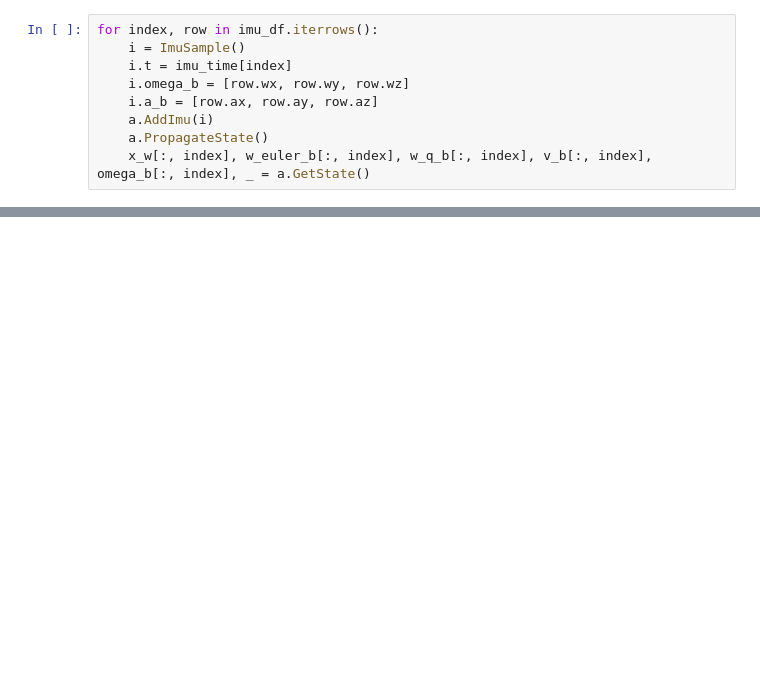
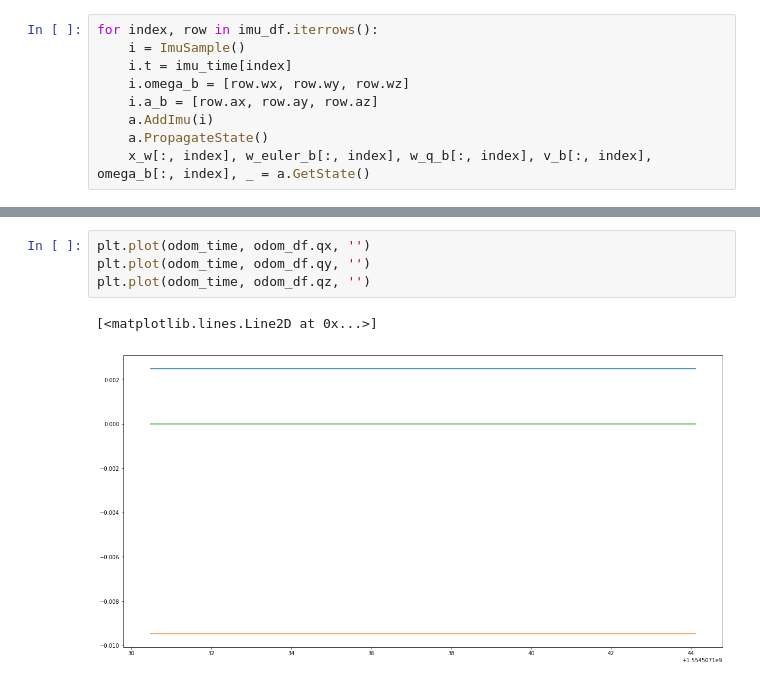
Before and after one commit to genemerewether/quest, a Jupyter notebook: scripts/imu_att_filter.ipynb, the cells around one changed output, grey strips where cells are left out. Drawn from its saved outputs; the diff is of its cells as text; blank space fills up the shorter version.

```diff
--- a/scripts/imu_att_filter.ipynb
+++ b/scripts/imu_att_filter.ipynb
@@ -114,0 +121,7 @@ plt.plot(odom_df.qz, '')
+# %%
+plt.plot(odom_time, odom_df.qx, '')
+plt.plot(odom_time, odom_df.qy, '')
+plt.plot(odom_time, odom_df.qz, '')
+# %% [output]
+[<matplotlib.lines.Line2D at 0x...>]
+[figure, added]
```
Also changed, not shown: parts of 6 cells of this notebook, 2 other files.
